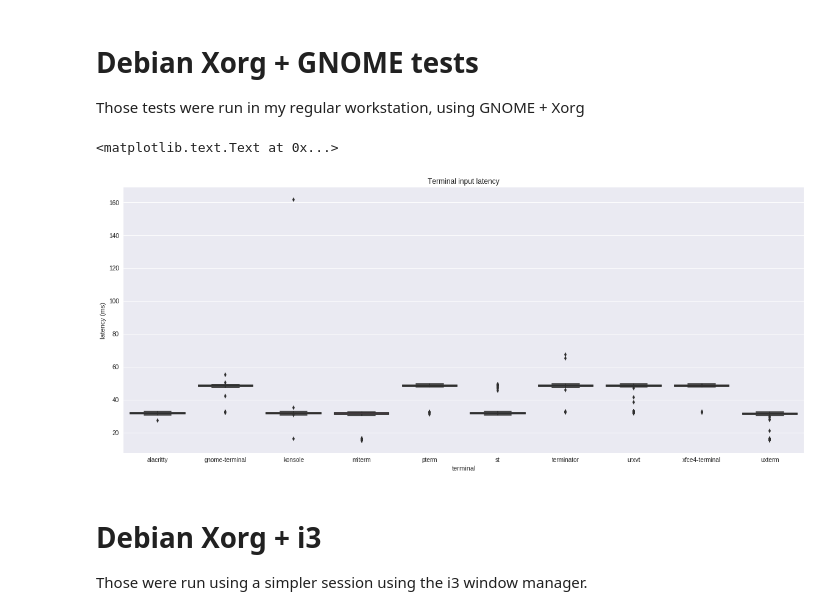
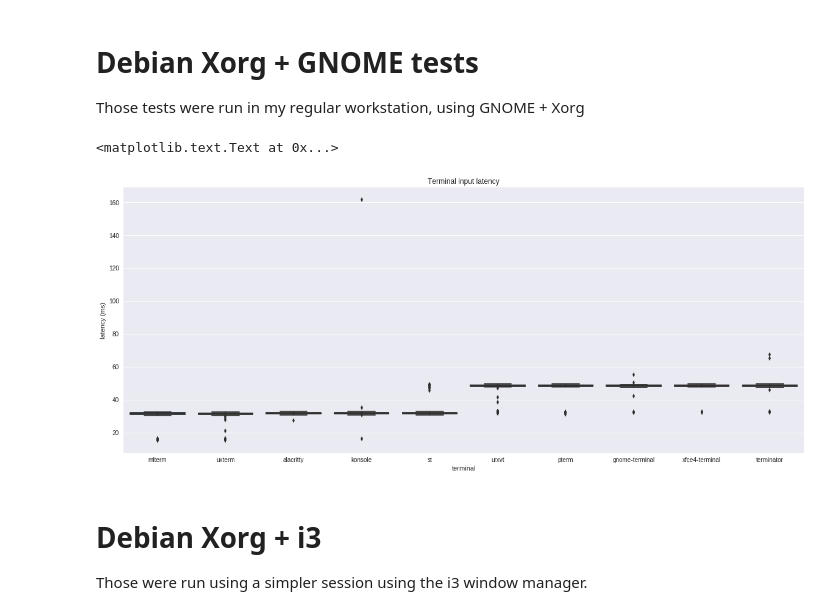
Before and after one commit to anarcat/terms-benchmarks, a Jupyter notebook: benchmarks-summary.ipynb, the cells around one changed output. Cells and saved outputs as stored; diff of their text form; code cells hidden in the pictures.

```diff
--- a/benchmarks-summary.ipynb
+++ b/benchmarks-summary.ipynb
@@ -13,17 +13,18 @@ Those tests were run in my regular workstation, using GNOME + Xorg
 # %%
 fig, _ = plt.subplots()
 fig.set_figwidth(FIG_WIDTH)
 fig.set_figheight(FIG_HEIGTH)
 
 latency = pandas.read_csv('latency/debian9-xorg.csv')
+latency = latency.reindex_axis(latency.mean().sort_values().index, axis=1)
 
 ax = sns.boxplot(data=latency, palette='colorblind')
 ax.set_title('Terminal input latency')
 ax.set_xlabel('terminal')
 ax.set_ylabel('latency (ms)')
 # %% [output]
 <matplotlib.text.Text at 0x...>
-[figure, old version]
+[figure, new version]
 # %% [markdown]
 # Debian Xorg + i3
 Those were run using a simpler session using the i3 window manager.
```
Also changed, not shown: parts of 3 cells of this notebook.
